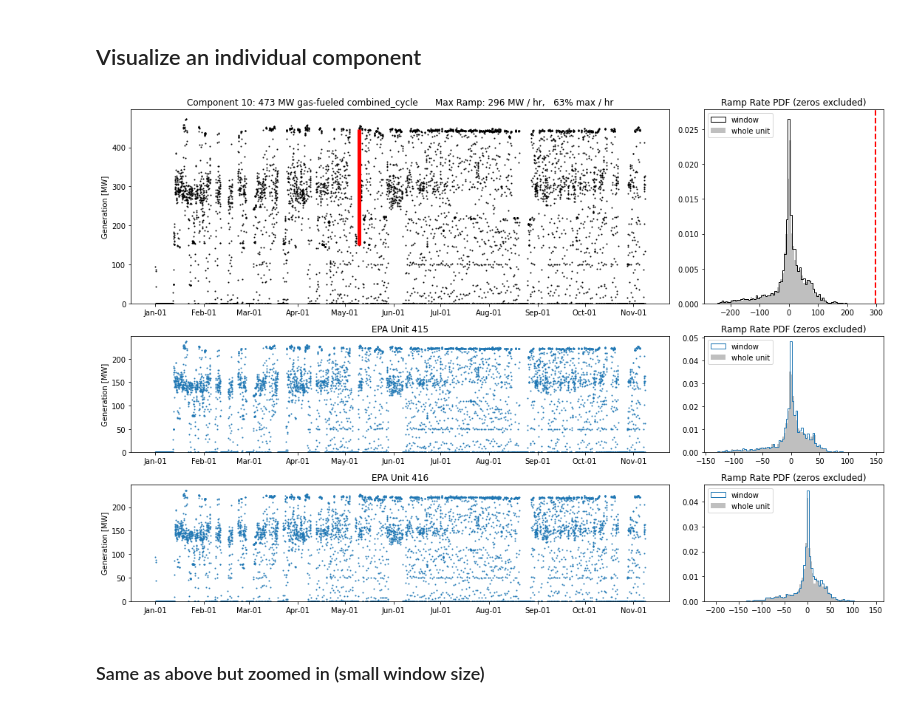
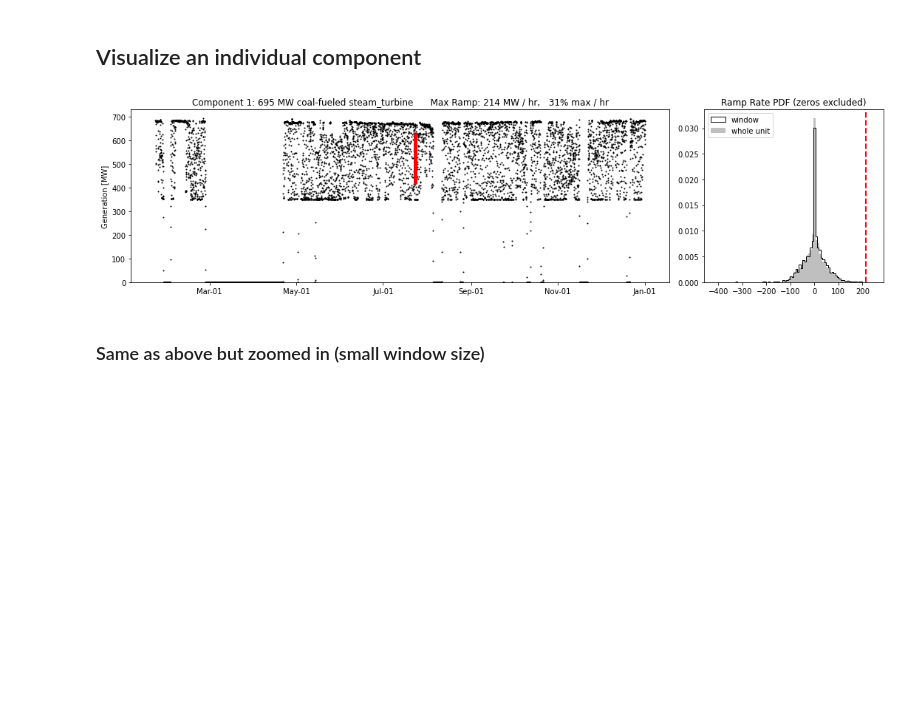
Before and after one commit to catalyst-cooperative/epacems_ramp_rates, a Jupyter notebook: notebooks/8.0-tb-example_of_interactive_use.ipynb, the cells around one changed output. Cells and saved outputs as stored; diff of their text form; code cells hidden in the pictures; blank space fills up the shorter version.

```diff
--- a/notebooks/8.0-tb-example_of_interactive_use.ipynb
+++ b/notebooks/8.0-tb-example_of_interactive_use.ipynb
@@ -16,9 +12,9 @@ pd.options.display.max_rows = 50
 # %%
 states = ['FL'] # for all states, set to None
 years = [2016] # for all years, set to None
-# the default value for columns picks an appropriate subset
+# the default value for columns picks an appropriate subset.
 # columns = <subset> # for all columns, set to None
-cems = load_epacems(states=states, years=years, )
+cems = load_epacems(states=states, years=years) # , columns=columns)
 cems.set_index(
             ["unit_id_epa", "operating_datetime_utc"],
             drop=False,
@@ -32,9 +28,10 @@ outputs = process_subset(cems, crosswalk)
 # %% [markdown]
 ## Visualize an individual component
 # %%
-plot_component_max_ramp(component_id=10, window_hours=8760, cdf=False, **outputs)
+component_id=1
+plot_component_max_ramp(component_id=component_id, window_hours=8760, cdf=False, **outputs)
 # %% [output]
-[figure, old version]
+[figure, new version]
 # %% [markdown]
 ### Same as above but zoomed in (small window size)
 # %%
```
Also changed, not shown: parts of 9 cells of this notebook.
